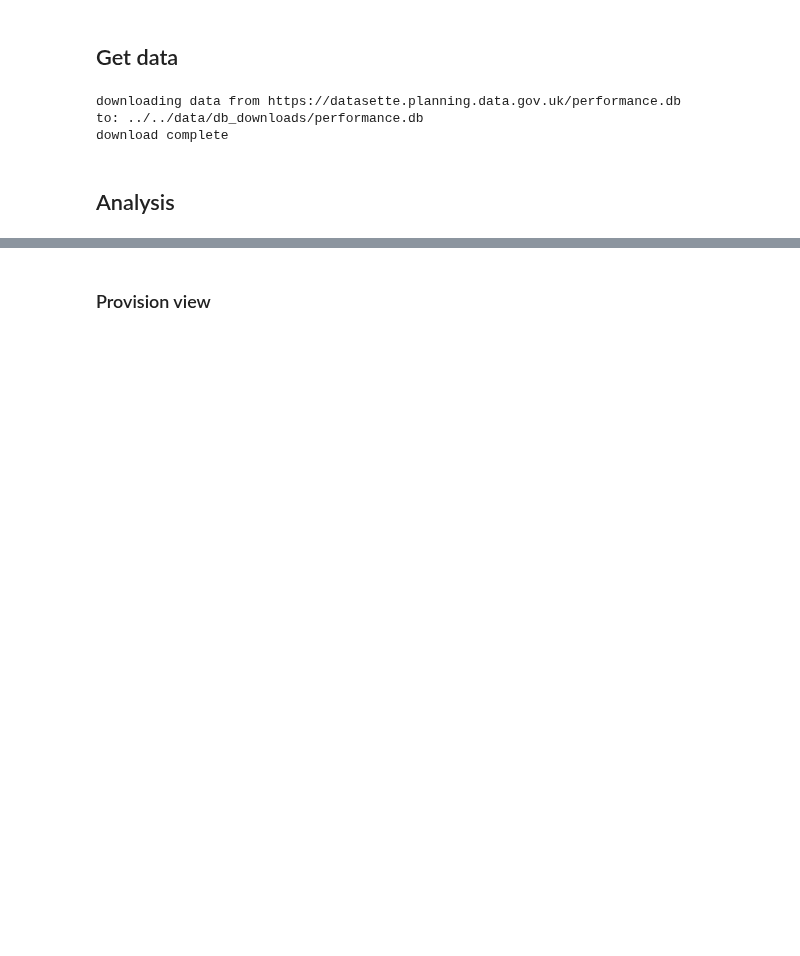
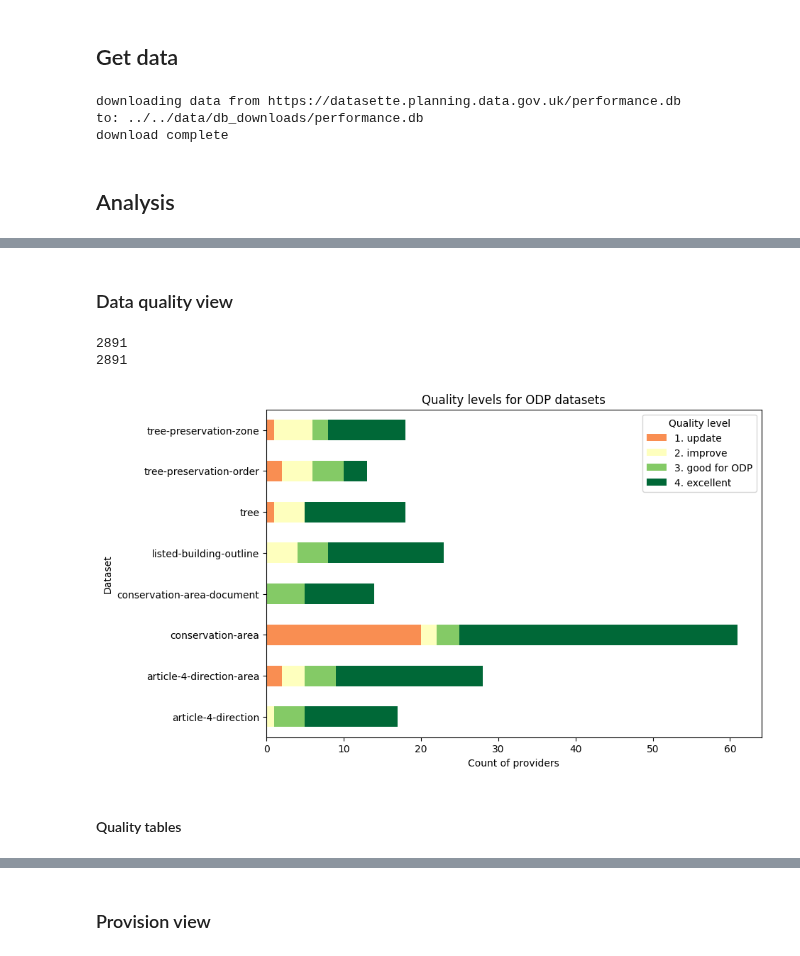
Before and after one commit to digital-land/jupyter-analysis, a Jupyter notebook: analysis/2024-06_issue_monitoring/issue_monitoring - provision scoring.ipynb, the cells around one changed output, grey strips where cells are left out. Drawn from its saved outputs; the diff is of its cells as text; code cells hidden in the pictures; blank space fills up the shorter version.

```diff
--- a/analysis/2024-06_issue_monitoring/issue_monitoring - provision scoring.ipynb
+++ b/analysis/2024-06_issue_monitoring/issue_monitoring - provision scoring.ipynb
@@ -104,3 +104,5 @@ ep_res_issues.head()
 | 2 | government-organisation:D1342 | Ministry of Housing, Communities ... | area-of-outstanding-natural-beauty | area-of-outstanding-natural-beauty | 34167c688ca765477c47e63592ff9149b... | d4f9a4c7d1bda9026c2079812c5f2fc9e... | 200 | ... |
 | 3 | government-organisation:D1342 | Ministry of Housing, Communities ... | article-4-direction | article-4-direction-rule | e5598a75328d5890efb7e6d8bb6c1d181... | 44938e5a202309da506987cb84eb51fe7... | 200 | ... |
 | 4 | government-organisation:D1342 | Ministry of Housing, Communities ... | conservation-area | conservation-area | 10e4c16fddeb43fe3a1f2d612ffc12418... | c567bc3c40dcc06d7cc9048e6bb4b86ce... | 200 | ... |
+# %% [markdown]
+### Data quality view
@@ -106,0 +118,19 @@ ep_res_issues.head()
+# %%
+# ISSUES TABLE
+
+# join on quality key and restrict fields
+ep_res_issues_qual = ep_res_issues.merge(
+    lookup_issue_qual[["issue_type", "quality_category", "quality_level"]],
+    how = "left",
+    on = "issue_type"
+)[["collection", "pipeline", "organisation", "organisation_name", "issue_type", "quality_category", "quality_level"]]
+
+# ep_res_issues_qual = ep_res_issues_qual[ep_res_issues_qual["issue_type"].notnull()]
+
+print(len(ep_res_issues))
+print(len(ep_res_issues_qual))
+
+# ep_res_issues_qual.head()
+# %% [output]
+2891
+2891
@@ -106,0 +141,48 @@ ep_res_issues.head()
+# %%
+# SCORING
+# summarise by provision, taking max quality level for each
+qual_summary = ep_res_qual_all.groupby([
+    "collection", "pipeline", "organisation", "organisation_name"
+    ],
+as_index=False
+).agg(
+    quality_level = ("quality_level", "min")
+)
+
+qual_summary.replace(np.nan, 4, inplace=True)
+
+level_map = {
+    4: "4. excellent",
+    3: "3. good for ODP",
+    2: "2. improve",
+    1: "1. update"}
+
+qual_summary["quality_level_label"] = qual_summary["quality_level"].map(level_map)
+# %%
+# VISUALISE
+
+qual_summary_subset = qual_summary[qual_summary["pipeline"].isin(subset_odp)]
+# qual_summary_subset = qual_summary[qual_summary["pipeline"].isin(subset_bfl)]
+# qual_summary_subset = qual_summary[qual_summary["pipeline"].isin(subset_dvl)]
+
+# color map to use in chart
+cmap = plt.get_cmap('RdYlGn')
+colors = [cmap(i / 4) for i in np.arange(1, 5)]
+
+# count providers by dataset & quality level
+qual_chart = qual_summary_subset.groupby(["pipeline", "quality_level", "quality_level_label"], as_index=False).agg(
+    n_providers = ("quality_level", "count")
+)
+
+qual_chart.sort_values(["pipeline", "quality_level_label"], inplace=True)
+qual_chart.pivot(columns = "quality_level_label", values = "n_providers", index = "pipeline").plot.barh(stacked = True, color = colors, figsize = (9, 6))
+
+# Add labels and title
+plt.xlabel('Count of providers')
+plt.ylabel('Dataset')
+plt.title('Quality levels for ODP datasets')
+plt.legend(title='Quality level')
+
+plt.show()
+# %% [output]
+[figure, added]
@@ -106,0 +191,2 @@ ep_res_issues.head()
+# %% [markdown]
+#### Quality tables
```
Also changed, not shown: parts of 40 cells of this notebook.
